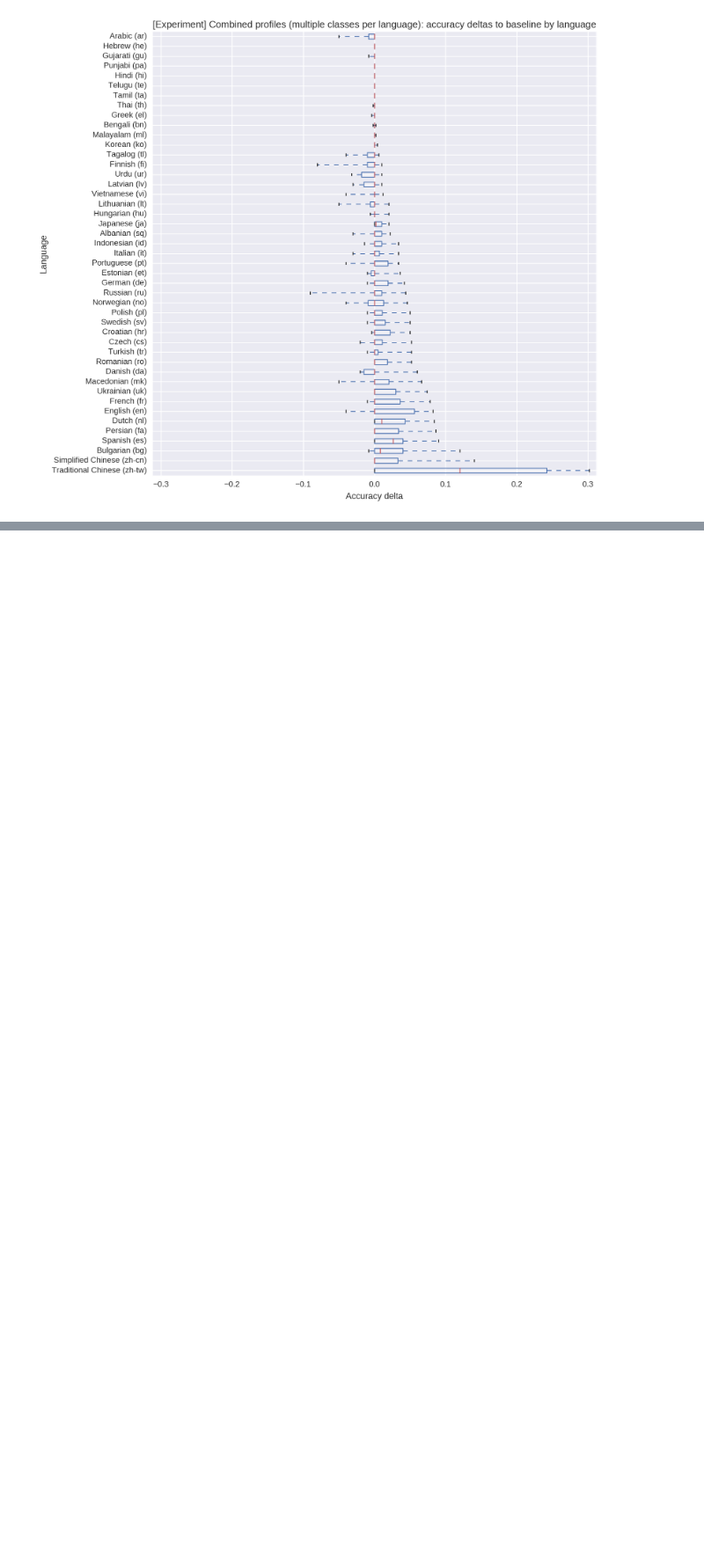
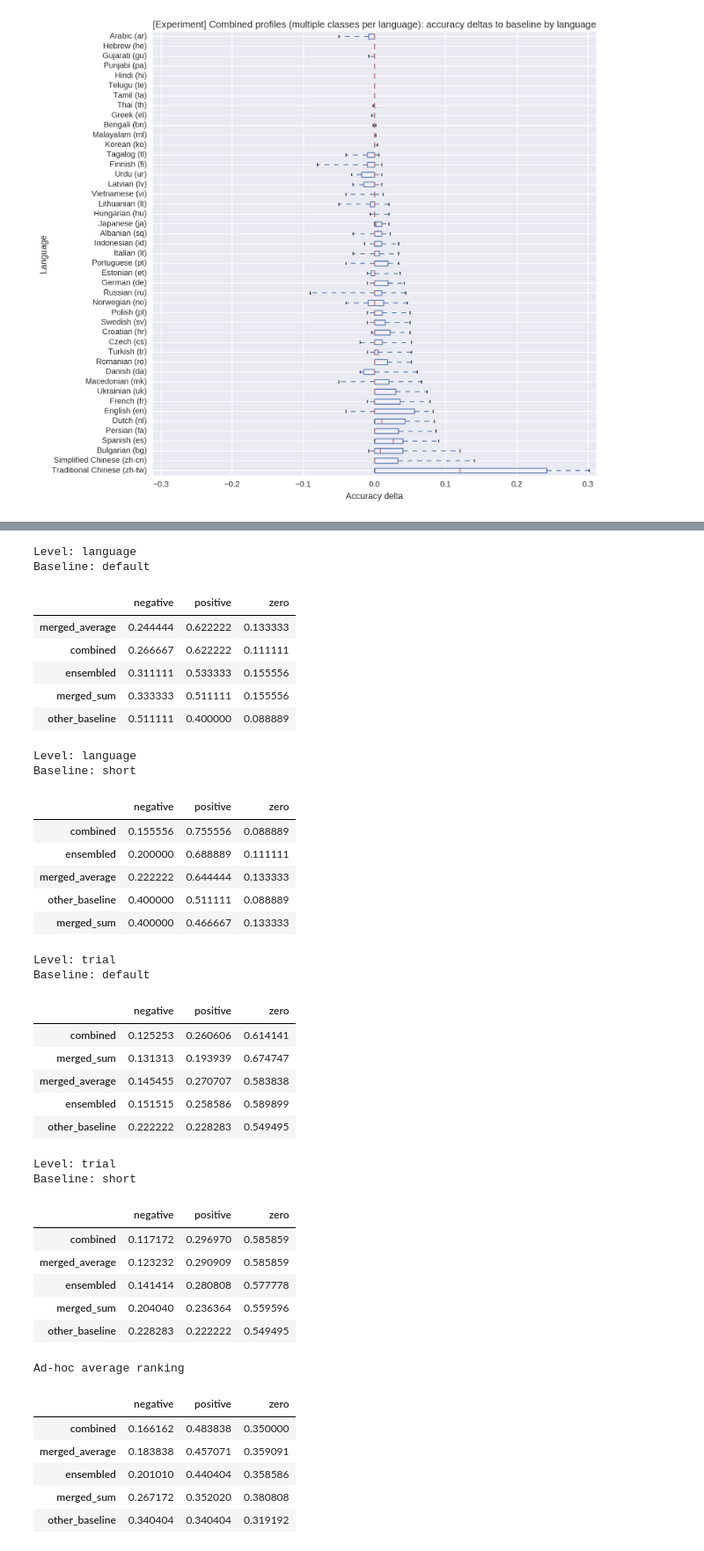
Before and after one commit to Automattic/elasticsearch-langdetect, a Jupyter notebook: experiments/Classification experiments.ipynb, the cells around one changed output, grey strips where cells are left out. Shown at 88% size. Drawn from its saved outputs; the diff is of its cells as text; code cells hidden in the pictures; blank space fills up the shorter version.

```diff
--- a/experiments/Classification experiments.ipynb
+++ b/experiments/Classification experiments.ipynb
@@ -538,0 +614,73 @@ Mean non-zero delta: 0.011366
+# %%
+summary_dfs = dict(trial_default=[], trial_short=[], language_default=[], language_short=[])
+for baseline, baseline_df in [('default', default_baseline_results), ('short', short_baseline_results)]:
+    for experiment, experiment_df in [
+        ('default', default_baseline_results),
+        ('short', short_baseline_results),
+        ('merged_sum', profile_merged_sum_results),
+        ('merged_average', profile_merged_average_results),
+        ('combined', profile_combined_results),
+        ('ensembled', ensemble_profiles_results)
+    ]:
+        if baseline == experiment:
+            continue
+        if experiment in ('default', 'short'):
+            experiment = 'other_baseline'
+        result_summary_df = plot_accuracy_deltas_by_language(baseline_df, experiment_df, quiet=True)[
+            ['Delta percent', 'Language mean delta percent']
+        ]
+        result_summary_df.columns = [experiment, experiment]
+        summary_dfs['trial_{}'.format(baseline)].append(result_summary_df[[0]].T)
+        summary_dfs['language_{}'.format(baseline)].append(result_summary_df[[1]].T)
+
+sum_df = None
+for name, dfs in sorted(summary_dfs.items()):
+    print('Level: {}\nBaseline: {}'.format(*name.split('_')))
+    concat_df = pd.concat(dfs)
+    display(concat_df.sort_values('negative'))
+    if sum_df is None:
+        sum_df = concat_df
+    else:
+        sum_df += concat_df
+print('Ad-hoc average ranking')
+display((sum_df / 4).sort_values('negative'))
+# %% [output]
+Level: language
+Baseline: default
+|  | negative | positive | zero |
+| merged_average | 0.244444 | 0.622222 | 0.133333 |
+| combined | 0.266667 | 0.622222 | 0.111111 |
+| ensembled | 0.311111 | 0.533333 | 0.155556 |
+| merged_sum | 0.333333 | 0.511111 | 0.155556 |
+| other_baseline | 0.511111 | 0.400000 | 0.088889 |
+Level: language
+Baseline: short
+|  | negative | positive | zero |
+| combined | 0.155556 | 0.755556 | 0.088889 |
+| ensembled | 0.200000 | 0.688889 | 0.111111 |
+| merged_average | 0.222222 | 0.644444 | 0.133333 |
+| other_baseline | 0.400000 | 0.511111 | 0.088889 |
+| merged_sum | 0.400000 | 0.466667 | 0.133333 |
+Level: trial
+Baseline: default
+|  | negative | positive | zero |
+| combined | 0.125253 | 0.260606 | 0.614141 |
+| merged_sum | 0.131313 | 0.193939 | 0.674747 |
+| merged_average | 0.145455 | 0.270707 | 0.583838 |
+| ensembled | 0.151515 | 0.258586 | 0.589899 |
+| other_baseline | 0.222222 | 0.228283 | 0.549495 |
+Level: trial
+Baseline: short
+|  | negative | positive | zero |
+| combined | 0.117172 | 0.296970 | 0.585859 |
+| merged_average | 0.123232 | 0.290909 | 0.585859 |
+| ensembled | 0.141414 | 0.280808 | 0.577778 |
+| merged_sum | 0.204040 | 0.236364 | 0.559596 |
+| other_baseline | 0.228283 | 0.222222 | 0.549495 |
+Ad-hoc average ranking
+|  | negative | positive | zero |
+| combined | 0.166162 | 0.483838 | 0.350000 |
+| merged_average | 0.183838 | 0.457071 | 0.359091 |
+| ensembled | 0.201010 | 0.440404 | 0.358586 |
+| merged_sum | 0.267172 | 0.352020 | 0.380808 |
+| other_baseline | 0.340404 | 0.340404 | 0.319192 |
```
Also changed, not shown: parts of 9 cells of this notebook, 2 other files.
